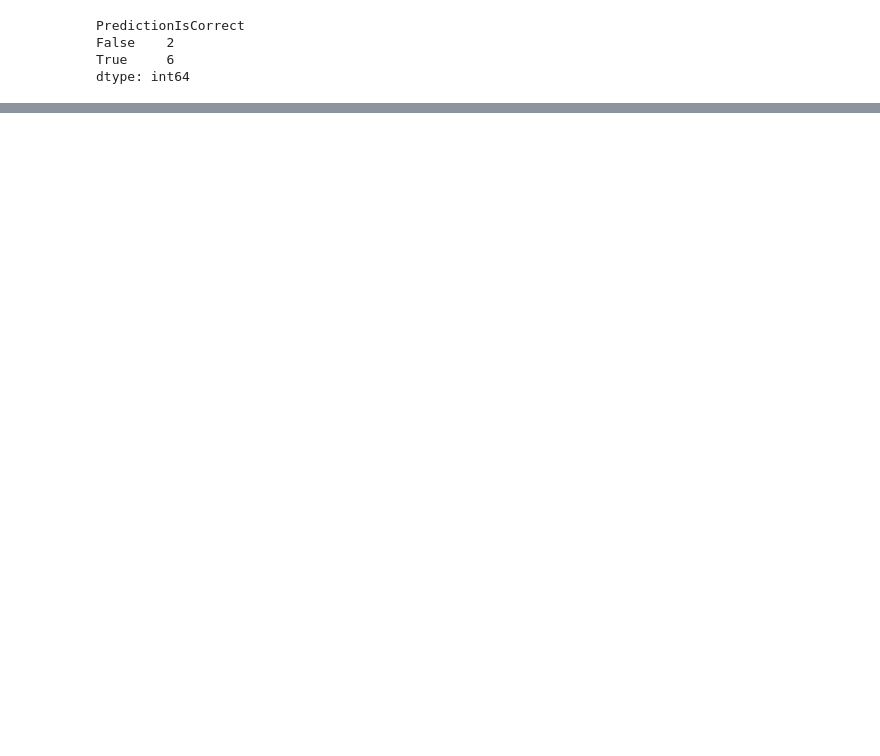
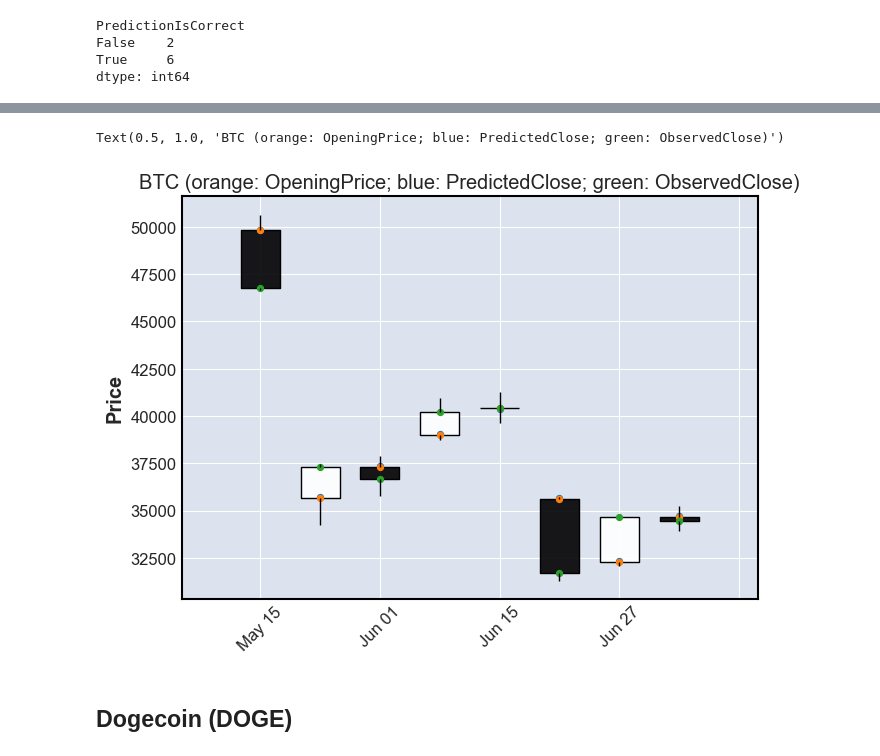
Before and after one commit to distractedm1nd/mar2moon, a Jupyter notebook: scripts/CoinPriceAnalysis.ipynb, the cells around one changed output, grey strips where cells are left out. Cells and saved outputs as stored; diff of their text form; code cells hidden in the pictures; blank space fills up the shorter version.

```diff
--- a/scripts/CoinPriceAnalysis.ipynb
+++ b/scripts/CoinPriceAnalysis.ipynb
@@ -403,0 +410,4 @@ dtype: int64
+# %%
+comparison_table_4_viz_btc = comparison_table_bitcoin
+comparison_table_4_viz_btc["PredictedClose"] = np.where(comparison_table_4_viz_btc["PredictedTrendbySA"] == 'bullish', comparison_table_4_viz_btc["Open"] + 50, np.where(comparison_table_4_viz_btc["PredictedTrendbySA"] == 'bearish', comparison_table_4_viz_btc["Open"] - 50, comparison_table_4_viz_btc["Open"]))
+display(comparison_table_4_viz_btc)
@@ -403,0 +425,18 @@ dtype: int64
+# %%
+added_values_to_visualize = comparison_table_4_viz_btc[['PredictedClose', 'Open', 'Close']]
+apd  = mpf.make_addplot(added_values_to_visualize, type = 'scatter')
+ticker = 'BTC (orange: OpeningPrice; blue: PredictedClose; green: ObservedClose)'
+fig, axes = mpf.plot(comparison_table_4_viz_btc, type = 'candle', addplot = apd, returnfig = True)
+axes[0].set_title(ticker)
+today = date.today().strftime('%Y-%m-%d')
+fig.savefig(SA_results_path + 'btc_evaluation_viz_' + today + '.png')
+
+# Legend: (not yet implemented in MPLFinance)
+## green: Close
+## blue: PredictedClose
+## orange: Open
+# %% [output]
+Text(0.5, 1.0, 'BTC (orange: OpeningPrice; blue: PredictedClose; green: ObservedClose)')
+[figure, added]
+# %% [markdown]
+## Dogecoin (DOGE)
```
Also changed, not shown: parts of 10 cells of this notebook.
